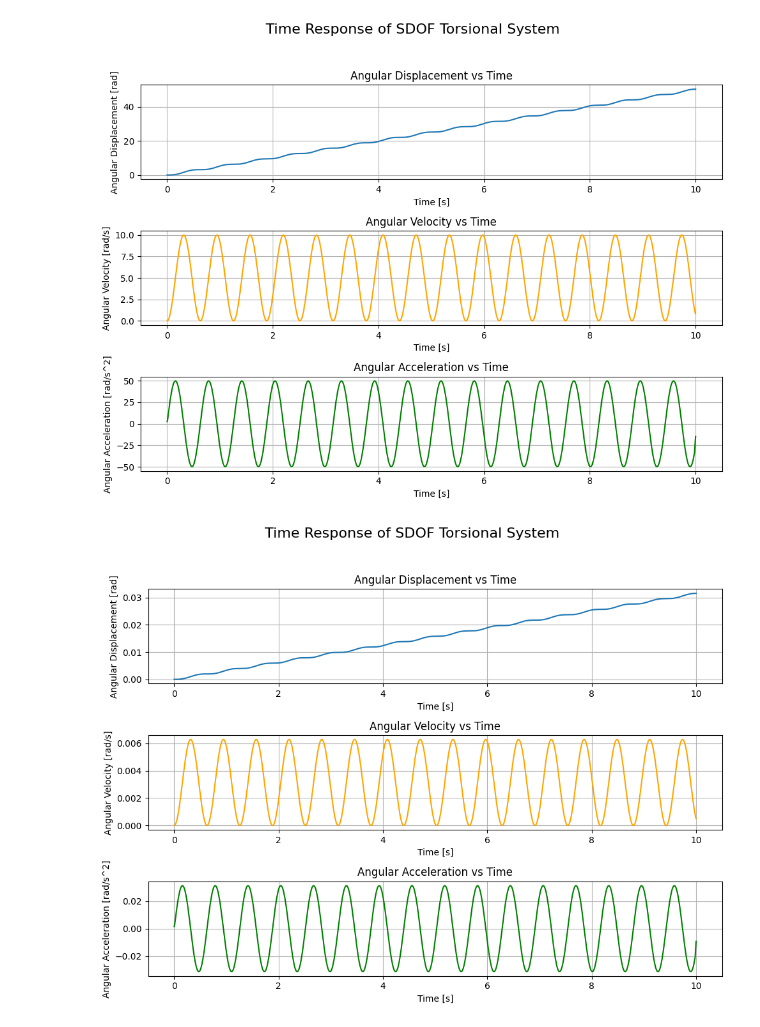
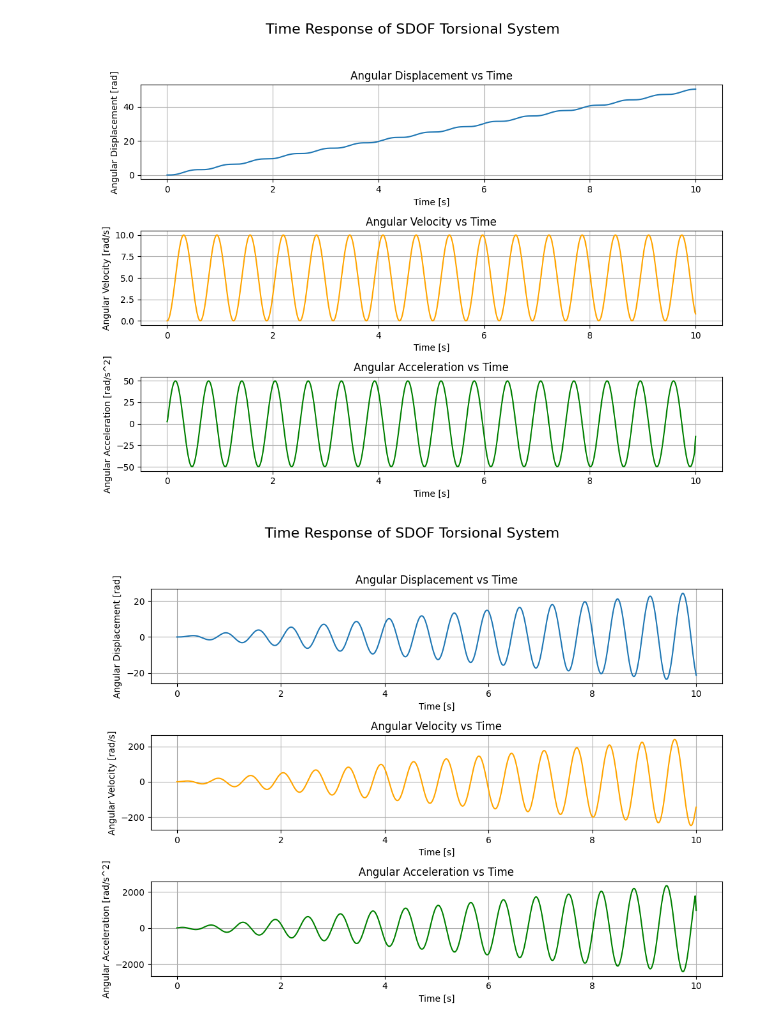
Before and after one commit to Rmhuneineh/my-website, a Jupyter notebook: content/posts/torsional_vibrations_1/00_torVib.ipynb, the cells around one changed output. Cells and saved outputs as stored; diff of their text form; code cells hidden in the pictures.

Commit message:
added section with arbitrary measurement excitation. updated jupyter notebook accordingly.

```diff
--- a/content/posts/torsional_vibrations_1/00_torVib.ipynb
+++ b/content/posts/torsional_vibrations_1/00_torVib.ipynb
@@ -172,35 +195,35 @@ plt.tight_layout(rect=[0, 0.03, 1, 0.95])
 # %%
 # Simulate time response with a harmonic excitation
 tau_0 = 5  # Amplitude of the harmonic excitation in [N*m]
-f_excitation = 1e-3#10/2/np.pi-1e-3  # Frequency of the harmonic excitation in [Hz]
+f_excitation = 10/2/np.pi-1e-3  # Frequency of the harmonic excitation in [Hz]
 tau_ext = {'amplitude': tau_0, 'frequency': f_excitation}
 t, theta_t = S.simulate_time_response(initial_angle=0, initial_velocity=0, time_span=10, load_type="harmonic", tau_ext=tau_ext)
 
 # Plotting the time response
 fig, axes = plt.subplots(3, 1, figsize=(10, 8))
 fig.suptitle('Time Response of SDOF Torsional System', fontsize=16)
 # Angular Displacement vs Time
 axes[0].plot(t, theta_t, label='Angular Displacement')
 axes[0].set_xlabel('Time [s]')
 axes[0].set_ylabel('Angular Displacement [rad]')
 axes[0].set_title('Angular Displacement vs Time')
 axes[0].grid(True)
 
 # Angular Velocity vs Time
 angular_velocity = np.gradient(theta_t, t)
 axes[1].plot(t, angular_velocity, label='Angular Velocity', color='orange')
 axes[1].set_xlabel('Time [s]')
 axes[1].set_ylabel('Angular Velocity [rad/s]')
 axes[1].set_title('Angular Velocity vs Time')
 axes[1].grid(True)
 
 # Angular Acceleration vs Time
 angular_acceleration = np.gradient(angular_velocity, t)
 axes[2].plot(t, angular_acceleration, label='Angular Acceleration', color='green')
 axes[2].set_xlabel('Time [s]')
 axes[2].set_ylabel('Angular Acceleration [rad/s^2]')
 axes[2].set_title('Angular Acceleration vs Time')
 axes[2].grid(True)
 plt.tight_layout(rect=[0, 0.03, 1, 0.95])
 # %% [output]
-[figure, old version]
+[figure, new version]
```
Also changed, not shown: parts of 5 cells of this notebook, 1 other file.
